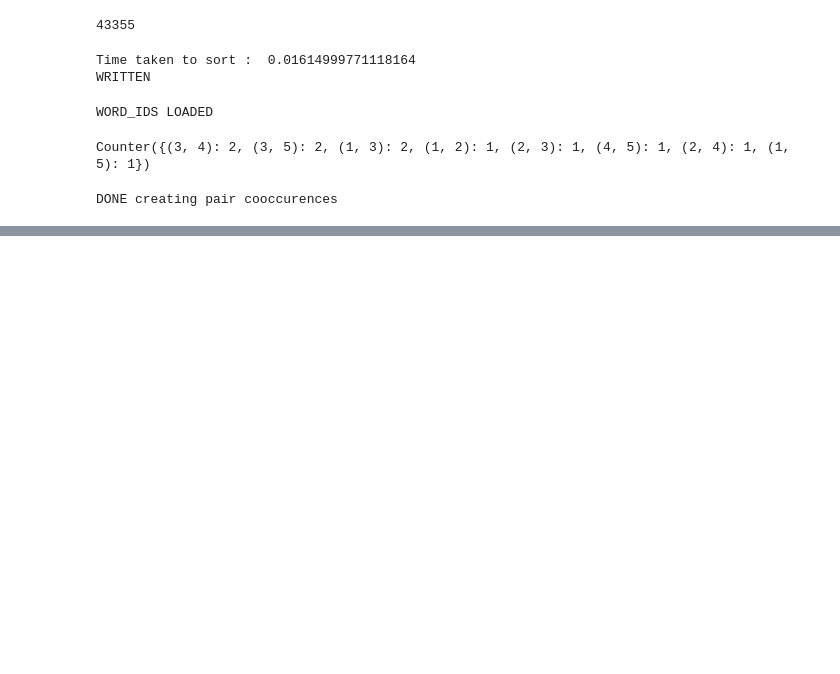
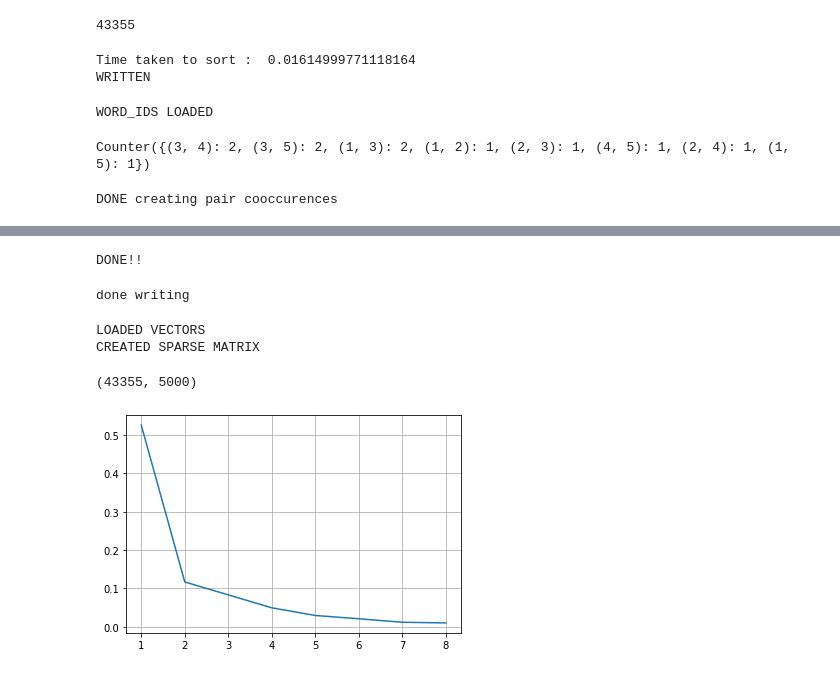
Before and after one commit to bewakes/nepali-nlp, a Jupyter notebook: Data Processing Playground.ipynb, the cells around one changed output, grey strips where cells are left out. Drawn from its saved outputs; the diff is of its cells as text; code cells hidden in the pictures; blank space fills up the shorter version.

```diff
--- a/Data Processing Playground.ipynb
+++ b/Data Processing Playground.ipynb
@@ -118,0 +222,48 @@ NameError: name 'w1' is not defined
+# %%
+# Consider only certain number of dimensions with highest standard deviations
+N_DIMS_SELECTED = 5000
+choosen_dimensions = {k for k, _ in sorted_stds[:N_DIMS_SELECTED]}
+
+# NOW create sparse matrix of all words and their vector representations
+all_words_embeds = dict()
+for v in tqdm(word_ids.values()):
+    vector = []
+    for dim in choosen_dimensions:
+        pair = tuple(sorted([v, dim]))
+        vector.append(cooccurrences_symmetric.get(pair, 0))
+    all_words_embeds[v] = vector
+print('DONE!!')
+# %% [output]
+DONE!!
+# %%
+import json
+# write dimensions and word vectors to json
+RAW_VECTORS_PATH = 'raw_vectors.json'
+with open(RAW_VECTORS_PATH, 'w') as f:
+    d = {'dimensions': list(choosen_dimensions)}
+    d['word_embeddings'] = all_words_embeds
+    f.write(json.dumps(d))
+print('done writing')
+# %% [output]
+done writing
+# %%
+# READ RAW vectors
+with open(RAW_VECTORS_PATH, 'r') as f:
+    vectors_data = json.load(f)
+print('LOADED VECTORS')
+sparse_matrix = sparse.csr_matrix([v for k, v in vectors_data['word_embeddings'].items()])
+print('CREATED SPARSE MATRIX')
+# %% [output]
+LOADED VECTORS
+CREATED SPARSE MATRIX
+# %%
+# Perform dimension reduction
+print(sparse_matrix.shape)
+components = 8
+tsvd = TruncatedSVD(n_components=components)
+tsvd.fit(sparse_matrix)
+plt.plot(np.arange(1, components+1), tsvd.explained_variance_ratio_)
+plt.grid(True)
+# %% [output]
+(43355, 5000)
+[figure, added]
```
Also changed, not shown: parts of 7 cells of this notebook, 2 other files.
